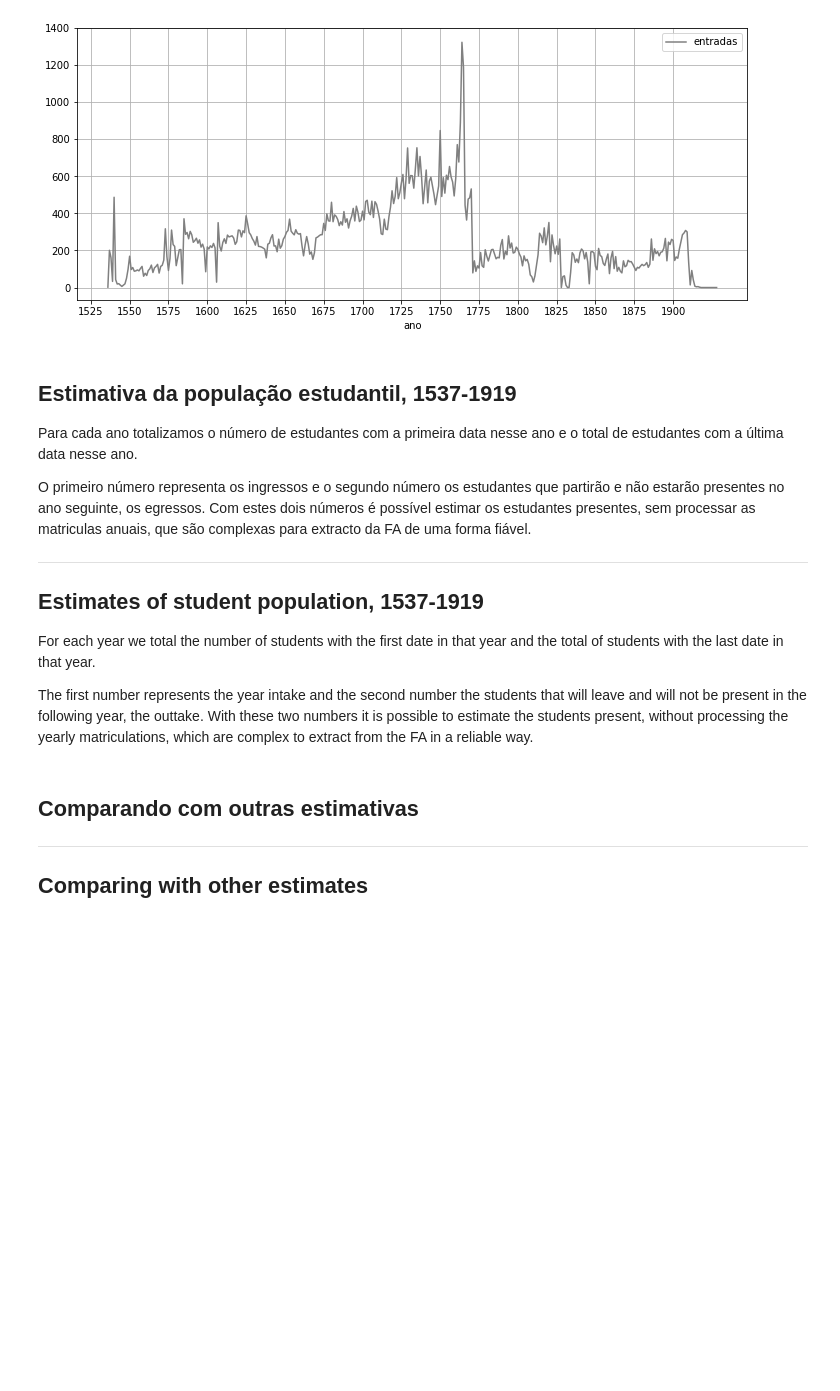
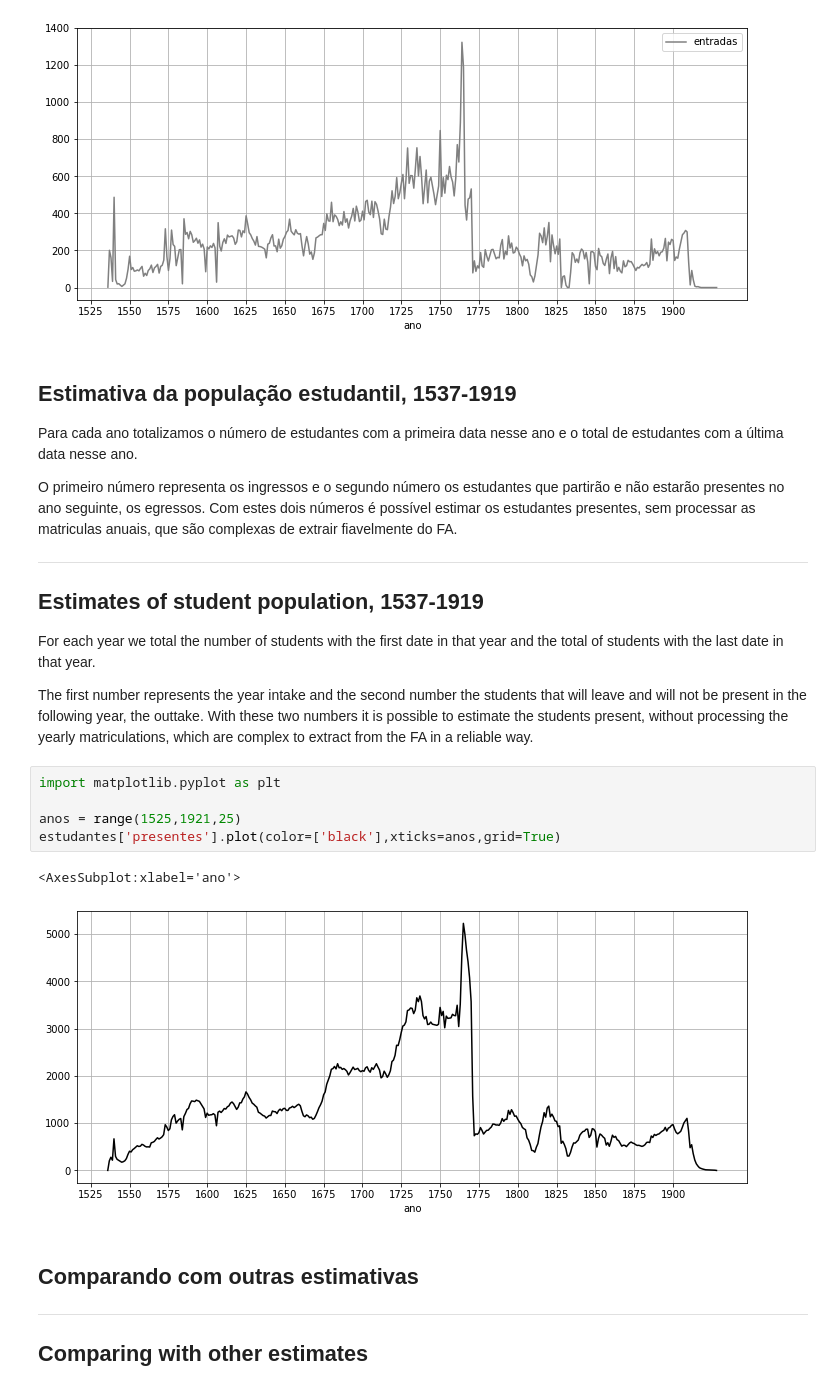
Before and after one commit to joaquimrcarvalho/fauc1537-1919, a Jupyter notebook: notebooks/020-students_overview.ipynb, the cells around one changed output. Drawn from its saved outputs; the diff is of its cells as text; blank space fills up the shorter version.

Commit message:
Add global population graph

```diff
--- a/notebooks/020-students_overview.ipynb
+++ b/notebooks/020-students_overview.ipynb
@@ -320,8 +320,8 @@ total de estudantes com a última data nesse ano.
 O primeiro número representa os ingressos e o segundo número os estudantes
 que partirão e não estarão presentes no ano seguinte, os egressos.
 Com estes dois números é possível estimar os estudantes presentes,
-sem processar as matriculas anuais, que são complexas para
-extracto da FA de uma forma fiável.
+sem processar as matriculas anuais, que são complexas de extrair
+fiavelmente do FA.
 
 ---
 
@@ -335,6 +335,14 @@ that will leave and will not be present in the following year, the outtake.
 With these two numbers it is possible to estimate the students present,
 without processing the yearly matriculations, which are complex to
 extract from the FA in a reliable way.
+# %%
+import matplotlib.pyplot as plt
+
+anos = range(1525,1921,25)
+estudantes['presentes'].plot(color=['black'],xticks=anos,grid=True)
+# %% [output]
+<AxesSubplot:xlabel='ano'>
+[figure, added]
 # %% [markdown]
 ## Comparando com outras estimativas
 
```
Also changed, not shown: parts of 3 cells of this notebook.
